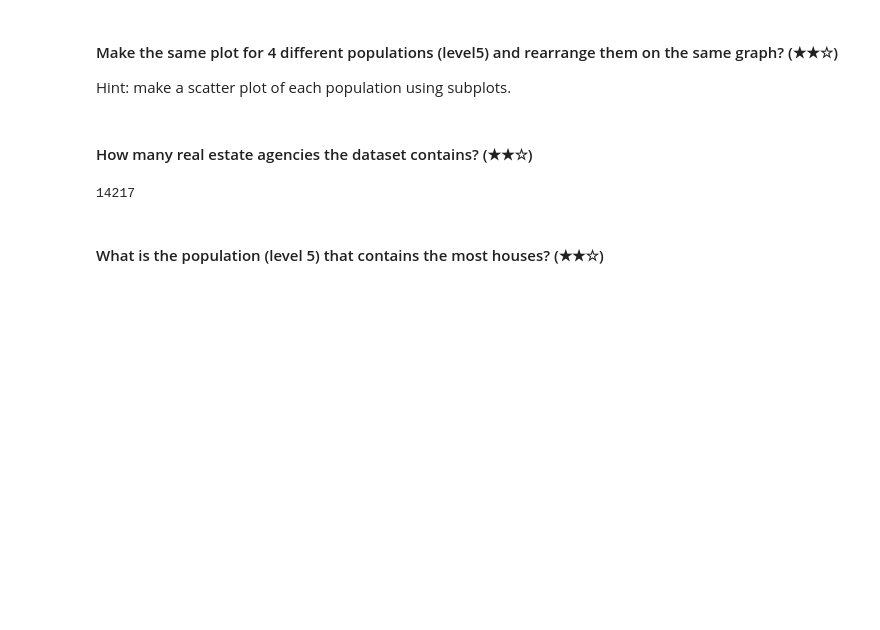
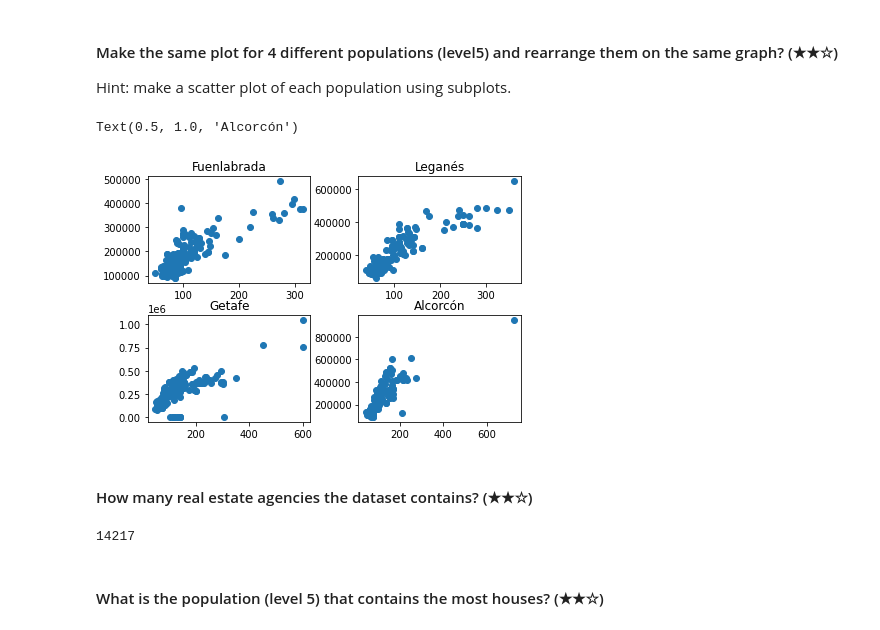
Before and after one commit to easyundercover/data-cleanup-final-exercise, a Jupyter notebook: project.ipynb, the cells around one changed output. Drawn from its saved outputs; the diff is of its cells as text; code cells hidden in the pictures; blank space fills up the shorter version.

```diff
--- a/project.ipynb
+++ b/project.ipynb
@@ -287,6 +335,35 @@ Hint: make a scatter plot.
 # %% [markdown]
 #### Make the same plot for 4 different populations (level5) and rearrange them on the same graph? (★★☆)
 Hint: make a scatter plot of each population using subplots.
+# %%
+sbelt_fuen = sbelt[(sbelt['level5'] == "Fuenlabrada")]
+sbelt_leg = sbelt[(sbelt['level5'] == "Leganés")]
+sbelt_ge = sbelt[(sbelt['level5'] == "Getafe")]
+sbelt_alc = sbelt[(sbelt['level5'] == "Alcorcón")]
+
+fig, ((ax1, ax2), (ax3, ax4)) = plt.subplots(2, 2)
+fig.tight_layout()
+s1 = sbelt_fuen['surface']
+p1 = sbelt_fuen['price']
+s2 = sbelt_leg['surface']
+p2 = sbelt_leg['price']
+s3 = sbelt_ge['surface']
+p3 = sbelt_ge['price']
+s4 = sbelt_alc['surface']
+p4 = sbelt_alc['price']
+
+ax1.scatter(s1, p1)
+ax2.scatter(s2, p2)
+ax3.scatter(s3, p3)
+ax4.scatter(s4, p4)
+
+ax1.set_title('Fuenlabrada')
+ax2.set_title('Leganés')
+ax3.set_title('Getafe')
+ax4.set_title('Alcorcón')
+# %% [output]
+Text(0.5, 1.0, 'Alcorcón')
+[figure, added]
 # %% [markdown]
 #### How many  real estate agencies the dataset contains? (★★☆)
 # %%
```
Also changed, not shown: parts of 15 cells of this notebook.
